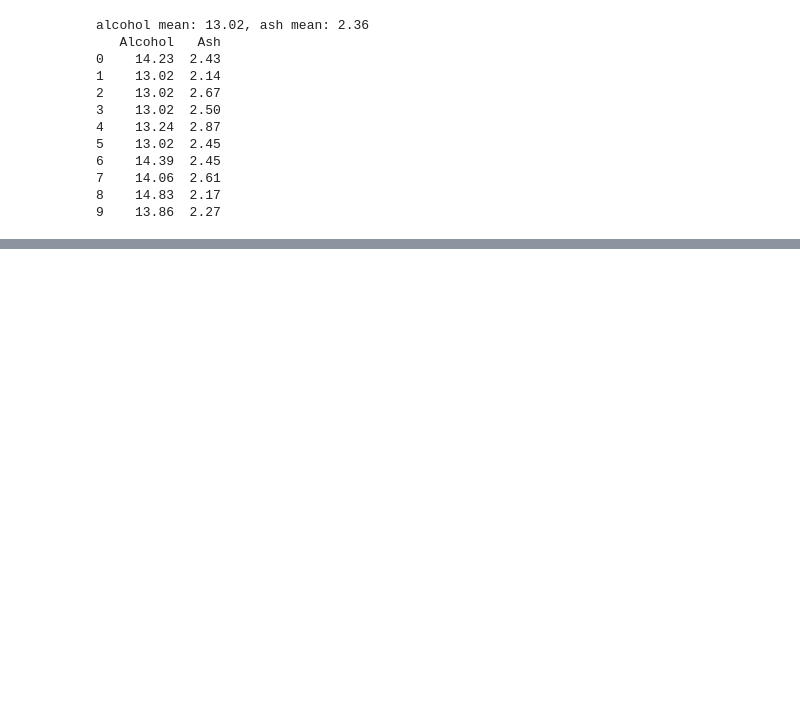
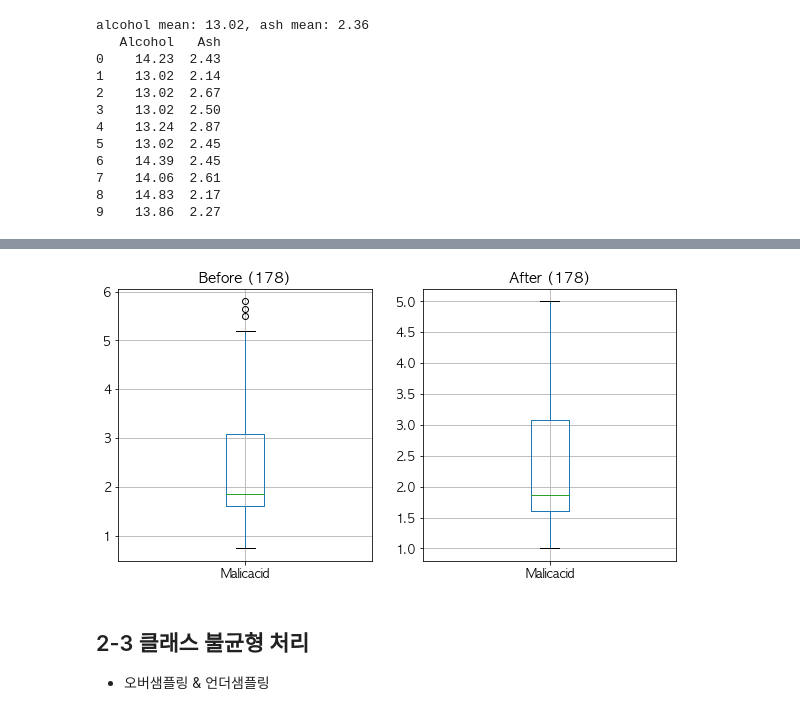
Before and after one commit to klee30810/ADP-study, a Jupyter notebook: stats/codebook/Chap 02. Preprocessing.ipynb, the cells around one changed output, grey strips where cells are left out. Drawn from its saved outputs; the diff is of its cells as text; code cells hidden in the pictures; blank space fills up the shorter version.

```diff
--- a/stats/codebook/Chap 02. Preprocessing.ipynb
+++ b/stats/codebook/Chap 02. Preprocessing.ipynb
@@ -135,0 +305,17 @@ alcohol mean: 13.02, ash mean: 2.36
+# %%
+prep_df3 = wine[['Malicacid']].clip(1,5)
+
+plt.rcParams['figure.figsize'] = (10,5)
+plt.rcParams['font.size'] = 12
+plt.rcParams['axes.unicode_minus'] = False
+
+fig, axes = plt.subplots(1,2)
+for data, ax, title in zip([wine[['Malicacid']], prep_df3], axes, ['Before', 'After']):
+    data.boxplot(ax=ax)
+    ax.set_title("{} ({})".format(title, len(data)))
+plt.show()
+# %% [output]
+[figure, added]
+# %% [markdown]
+## 2-3 클래스 불균형 처리
+- 오버샘플링 & 언더샘플링
```
Also changed, not shown: parts of 18 cells of this notebook, 1 other file.
